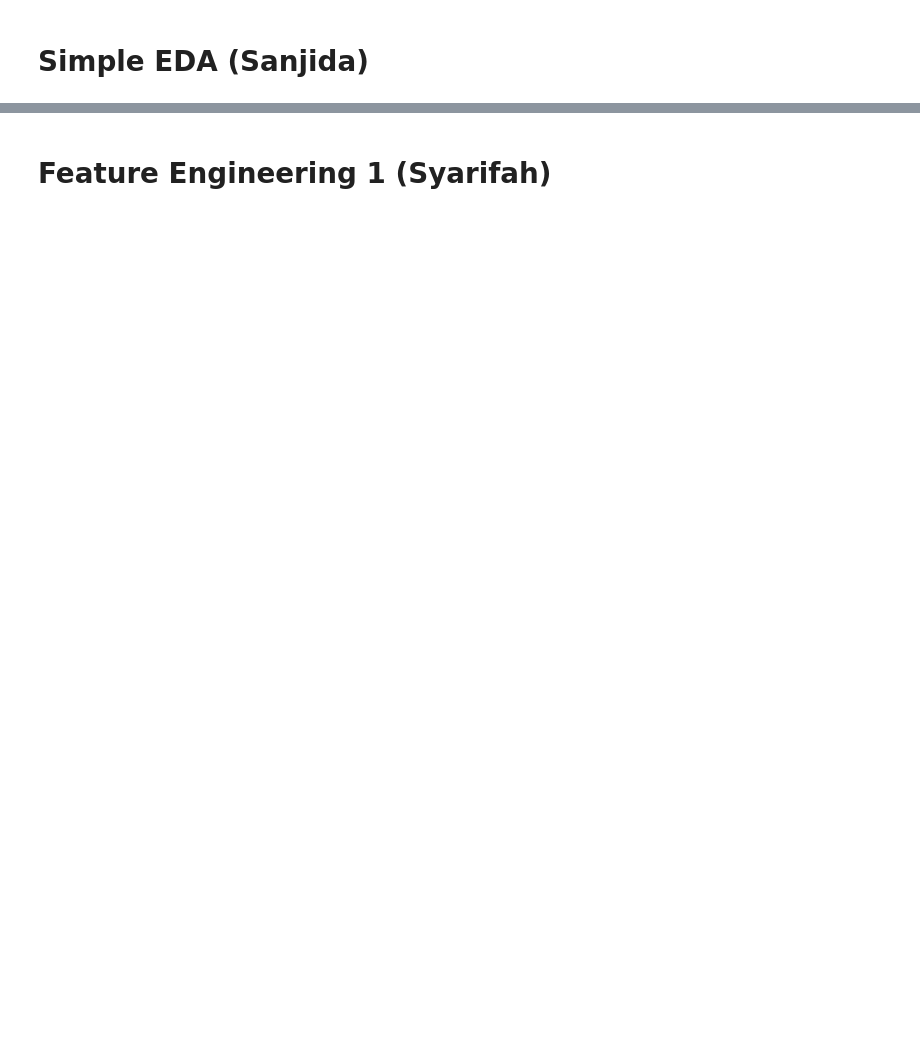
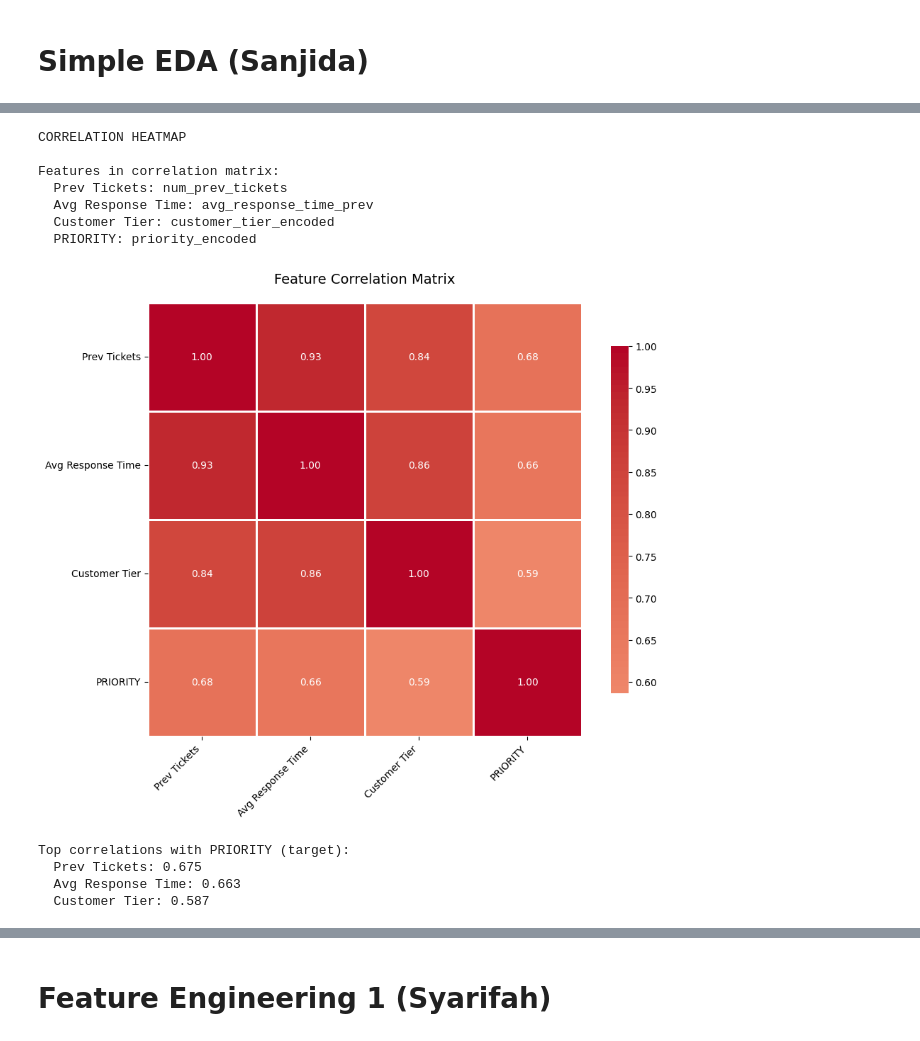
Before and after one commit to Bushraaaaaaaa/WIE3007-DMW-GroupAssignment, a Jupyter notebook: DMW_GroupProject.ipynb, the cells around one changed output, grey strips where cells are left out. Cells and saved outputs as stored; diff of their text form; code cells hidden in the pictures; blank space fills up the shorter version.

```diff
--- a/DMW_GroupProject.ipynb
+++ b/DMW_GroupProject.ipynb
@@ -362,0 +830,64 @@ The urgent_flag primarily depends on linguistic patterns in the ticket_text colu
+# %%
+print("CORRELATION HEATMAP")
+
+# Select numerical features
+numerical_features = ["num_prev_tickets", "avg_response_time_prev"]
+
+# Encode categorical features for correlation analysis
+df_corr = df.copy()
+
+# Encode customer_tier (1:Classic, 2:Silver, 3:Gold, 4:Platinum)
+tier_mapping = {'Classic': 1, 'Silver': 2, 'Gold': 3, 'Platinum': 4}
+df_corr['customer_tier_encoded'] = df_corr['customer_tier'].map(tier_mapping)
+
+# Encode priority (target) as numeric
+priority_mapping = {'Low': 1, 'Medium': 2, 'High': 3}
+df_corr['priority_encoded'] = df_corr['priority'].map(priority_mapping)
+
+# Select ALL features for correlation (numerical + encoded)
+corr_features = numerical_features + ['customer_tier_encoded', 'priority_encoded']
+feature_names = ['Prev Tickets', 'Avg Response Time', 'Customer Tier', 'PRIORITY']
+
+print("\nFeatures in correlation matrix:")
+for i, feature in enumerate(corr_features):
+    print(f"  {feature_names[i]}: {feature}")
+
+# Calculate correlation matrix
+corr_matrix = df_corr[corr_features].corr()
+
+# Create correlation heatmap
+plt.figure(figsize=(10, 8))
+heatmap = sns.heatmap(corr_matrix, annot=True, fmt=".2f", cmap="coolwarm",
+                      center=0, square=True, linewidths=1,
+                      cbar_kws={"shrink": 0.8},
+                      xticklabels=feature_names,
+                      yticklabels=feature_names,
+                      annot_kws={"size": 10})
+
+plt.title("Feature Correlation Matrix",
+          fontsize=14, pad=20)
+plt.xticks(rotation=45, ha='right')
+plt.yticks(rotation=0)
+plt.tight_layout()
+plt.show()
+
+# Print key correlations with PRIORITY
+print("\nTop correlations with PRIORITY (target):")
+priority_corrs = corr_matrix['priority_encoded'].sort_values(ascending=False)
+for feature, corr in priority_corrs.items():
+    if feature != 'priority_encoded':
+        feature_name = feature_names[corr_features.index(feature)]
+        print(f"  {feature_name}: {corr:.3f}")
+# %% [output]
+CORRELATION HEATMAP
+
+Features in correlation matrix:
+  Prev Tickets: num_prev_tickets
+  Avg Response Time: avg_response_time_prev
+  Customer Tier: customer_tier_encoded
+  PRIORITY: priority_encoded
+[figure, added]
+Top correlations with PRIORITY (target):
+  Prev Tickets: 0.675
+  Avg Response Time: 0.663
+  Customer Tier: 0.587
```
Also changed, not shown: parts of 99 cells of this notebook.
